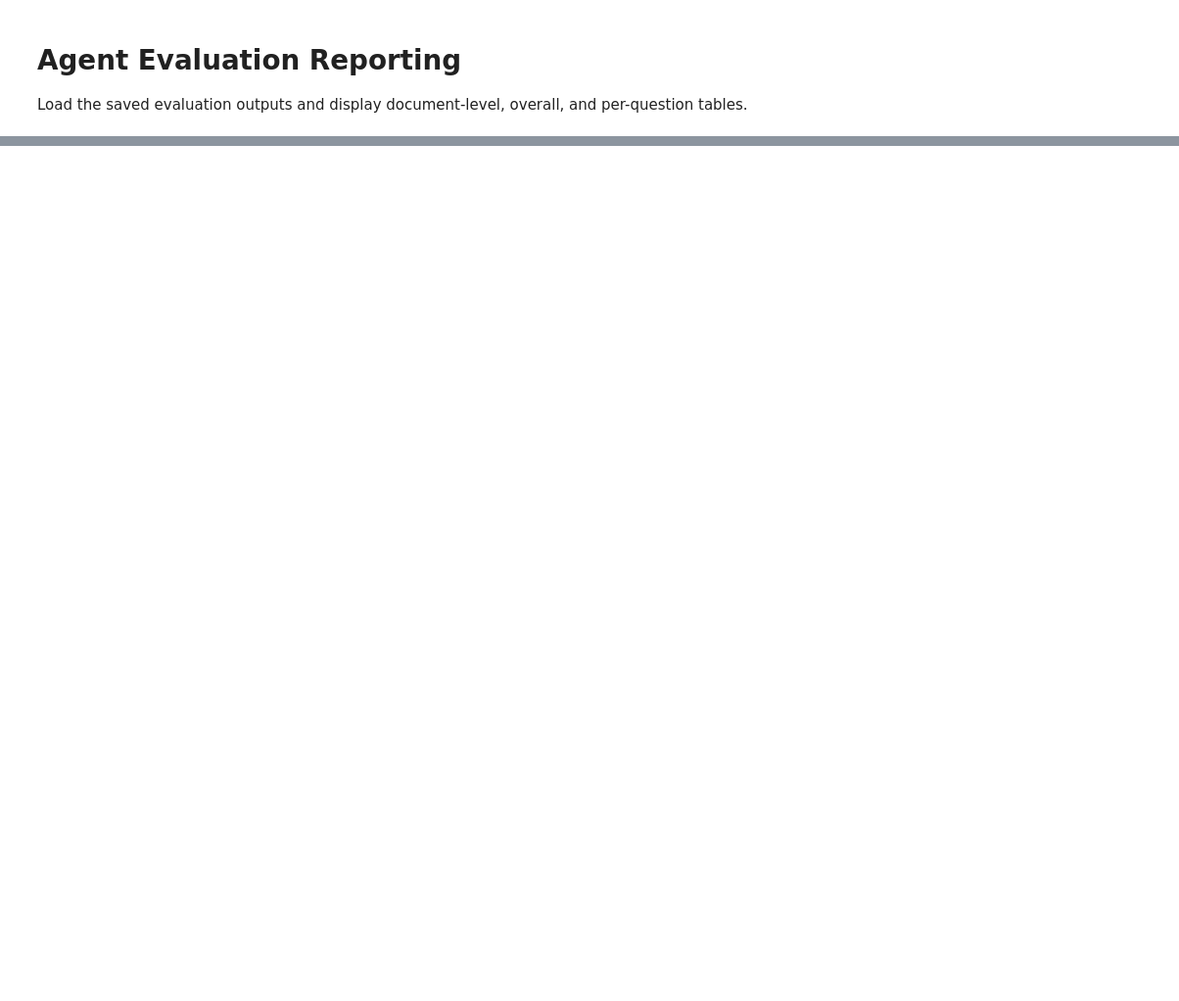
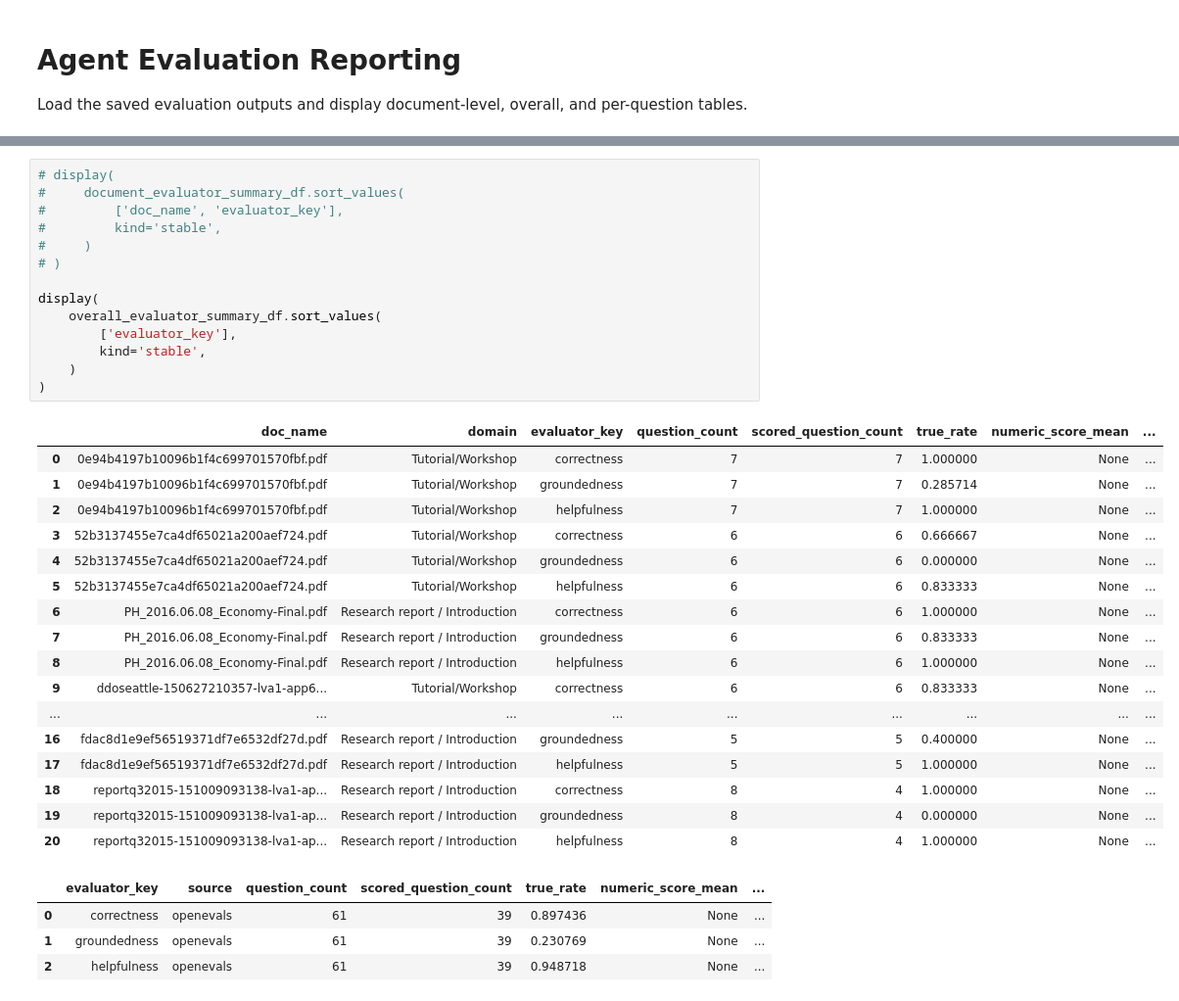
Before and after one commit to zacharyclement/MMDocIR-indexer-agent-retrieval-project, a Jupyter notebook: eval/reporting.ipynb, the cells around one changed output, grey strips where cells are left out. Shown at 98% size. Saved outputs shown, nothing was run; the diff lists cells and outputs as text; blank space fills up the shorter version.

Commit message:
fix reporting

```diff
--- a/eval/reporting.ipynb
+++ b/eval/reporting.ipynb
@@ -29,0 +114,36 @@ display(overall_metrics_df)
+# %%
+# display(
+#     document_evaluator_summary_df.sort_values(
+#         ['doc_name', 'evaluator_key'],
+#         kind='stable',
+#     )
+# )
+
+display(
+    overall_evaluator_summary_df.sort_values(
+        ['evaluator_key'],
+        kind='stable',
+    )
+)
+# %% [output]
+|  | doc_name | domain | evaluator_key | question_count | scored_question_count | true_rate | numeric_score_mean | ... |
+| 0 | 0e94b4197b10096b1f4c699701570fbf.pdf | Tutorial/Workshop | correctness | 7 | 7 | 1.000000 | None | ... |
+| 1 | 0e94b4197b10096b1f4c699701570fbf.pdf | Tutorial/Workshop | groundedness | 7 | 7 | 0.285714 | None | ... |
+| 2 | 0e94b4197b10096b1f4c699701570fbf.pdf | Tutorial/Workshop | helpfulness | 7 | 7 | 1.000000 | None | ... |
+| 3 | 52b3137455e7ca4df65021a200aef724.pdf | Tutorial/Workshop | correctness | 6 | 6 | 0.666667 | None | ... |
+| 4 | 52b3137455e7ca4df65021a200aef724.pdf | Tutorial/Workshop | groundedness | 6 | 6 | 0.000000 | None | ... |
+| 5 | 52b3137455e7ca4df65021a200aef724.pdf | Tutorial/Workshop | helpfulness | 6 | 6 | 0.833333 | None | ... |
+| 6 | PH_2016.06.08_Economy-Final.pdf | Research report / Introduction | correctness | 6 | 6 | 1.000000 | None | ... |
+| 7 | PH_2016.06.08_Economy-Final.pdf | Research report / Introduction | groundedness | 6 | 6 | 0.833333 | None | ... |
+| 8 | PH_2016.06.08_Economy-Final.pdf | Research report / Introduction | helpfulness | 6 | 6 | 1.000000 | None | ... |
+| 9 | ddoseattle-150627210357-lva1-app6... | Tutorial/Workshop | correctness | 6 | 6 | 0.833333 | None | ... |
+| ... | ... | ... | ... | ... | ... | ... | ... | ... |
+| 16 | fdac8d1e9ef56519371df7e6532df27d.pdf | Research report / Introduction | groundedness | 5 | 5 | 0.400000 | None | ... |
+| 17 | fdac8d1e9ef56519371df7e6532df27d.pdf | Research report / Introduction | helpfulness | 5 | 5 | 1.000000 | None | ... |
+| 18 | reportq32015-151009093138-lva1-ap... | Research report / Introduction | correctness | 8 | 4 | 1.000000 | None | ... |
+| 19 | reportq32015-151009093138-lva1-ap... | Research report / Introduction | groundedness | 8 | 4 | 0.000000 | None | ... |
+| 20 | reportq32015-151009093138-lva1-ap... | Research report / Introduction | helpfulness | 8 | 4 | 1.000000 | None | ... |
+|  | evaluator_key | source | question_count | scored_question_count | true_rate | numeric_score_mean | ... |
+| 0 | correctness | openevals | 61 | 39 | 0.897436 | None | ... |
+| 1 | groundedness | openevals | 61 | 39 | 0.230769 | None | ... |
+| 2 | helpfulness | openevals | 61 | 39 | 0.948718 | None | ... |
```
Also changed, not shown: parts of 8 cells of this notebook, 1 other file.
